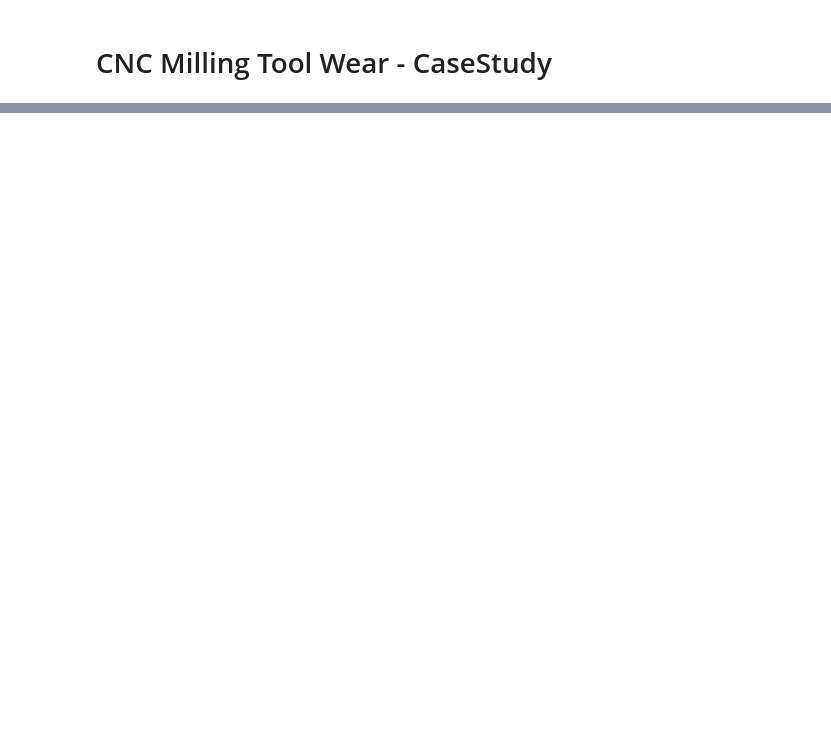
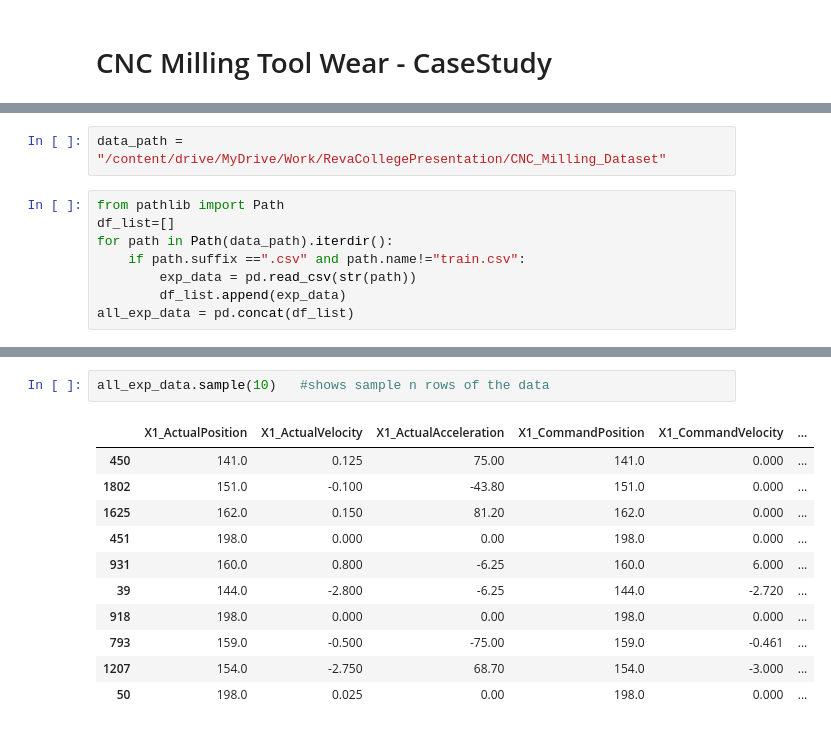
Before and after one commit to ayuba7272/millToolWear_caseStudy, a Jupyter notebook: CNC_MillWearCaseStudy.ipynb, the cells around one changed output, grey strips where cells are left out. Drawn from its saved outputs; the diff is of its cells as text; blank space fills up the shorter version.

```diff
--- a/CNC_MillWearCaseStudy.ipynb
+++ b/CNC_MillWearCaseStudy.ipynb
@@ -41,0 +144,10 @@ pd.options.display.max_rows = None
+# %%
+data_path = "/content/drive/MyDrive/Work/RevaCollegePresentation/CNC_Milling_Dataset"
+# %%
+from pathlib import Path
+df_list=[]
+for path in Path(data_path).iterdir():
+    if path.suffix ==".csv" and path.name!="train.csv":
+        exp_data = pd.read_csv(str(path))
+        df_list.append(exp_data)
+all_exp_data = pd.concat(df_list)
@@ -41,0 +179,14 @@ pd.options.display.max_rows = None
+# %%
+all_exp_data.sample(10)   #shows sample n rows of the data
+# %% [output]
+|  | X1_ActualPosition | X1_ActualVelocity | X1_ActualAcceleration | X1_CommandPosition | X1_CommandVelocity | ... |
+| 450 | 141.0 | 0.125 | 75.00 | 141.0 | 0.000 | ... |
+| 1802 | 151.0 | -0.100 | -43.80 | 151.0 | 0.000 | ... |
+| 1625 | 162.0 | 0.150 | 81.20 | 162.0 | 0.000 | ... |
+| 451 | 198.0 | 0.000 | 0.00 | 198.0 | 0.000 | ... |
+| 931 | 160.0 | 0.800 | -6.25 | 160.0 | 6.000 | ... |
+| 39 | 144.0 | -2.800 | -6.25 | 144.0 | -2.720 | ... |
+| 918 | 198.0 | 0.000 | 0.00 | 198.0 | 0.000 | ... |
+| 793 | 159.0 | -0.500 | -75.00 | 159.0 | -0.461 | ... |
+| 1207 | 154.0 | -2.750 | 68.70 | 154.0 | -3.000 | ... |
+| 50 | 198.0 | 0.025 | 0.00 | 198.0 | 0.000 | ... |
```
Also changed, not shown: parts of 19 cells of this notebook.
